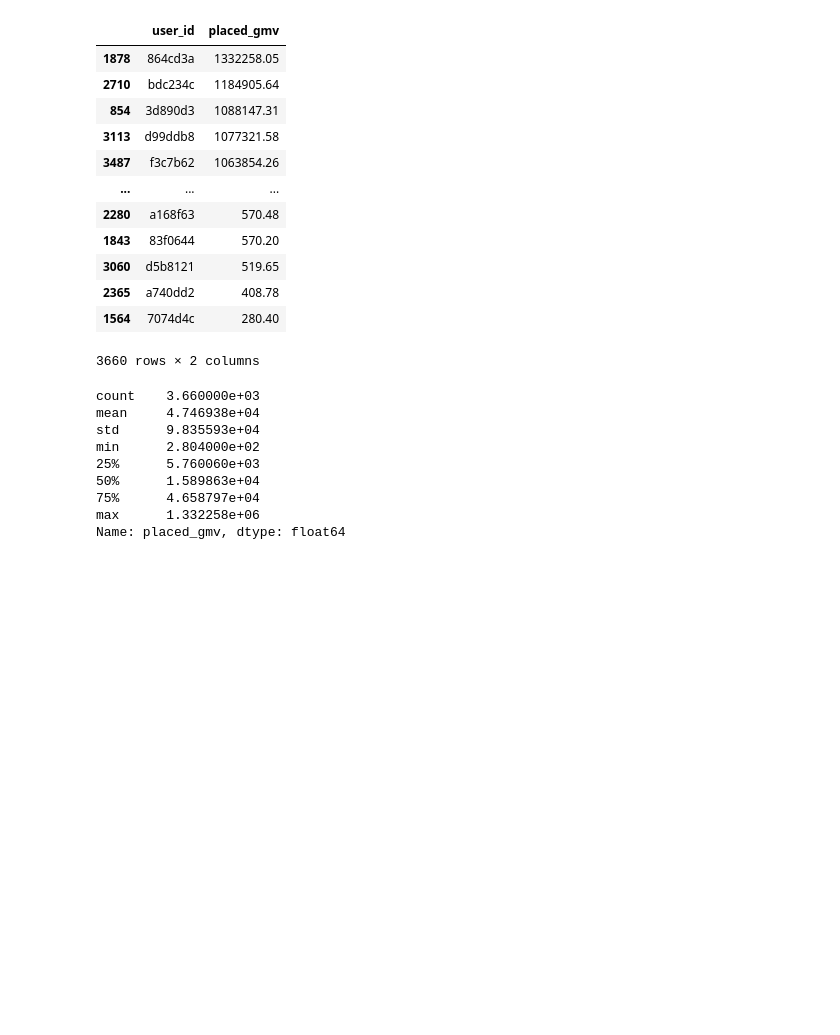
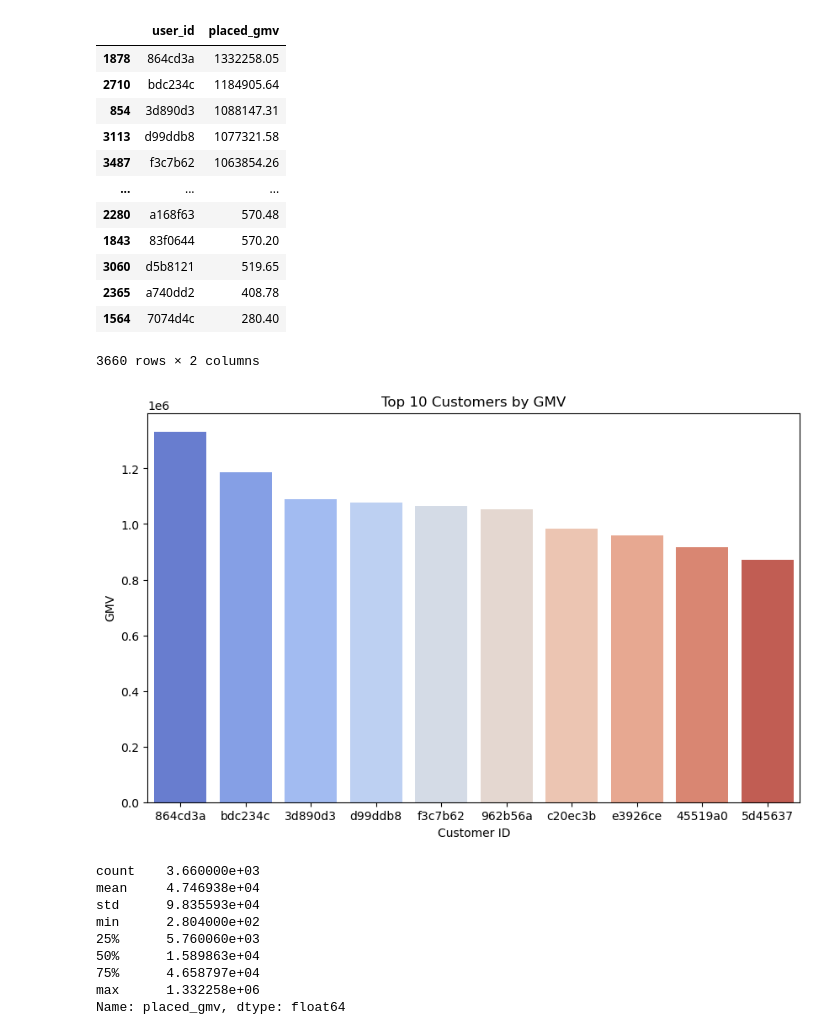
Before and after one commit to Ayush-mishra-0-0/AC, a Jupyter notebook: main.ipynb, the cells around one changed output. Drawn from its saved outputs; the diff is of its cells as text; code cells hidden in the pictures; blank space fills up the shorter version.

```diff
--- a/main.ipynb
+++ b/main.ipynb
@@ -159,6 +160,16 @@ top_customers_gmv
 | 2365 | a740dd2 | 408.78 |
 | 1564 | 7074d4c | 280.40 |
 3660 rows × 2 columns
+# %%
+# make a plot for top 10 customers
+plt.figure(figsize=(10, 6))
+sns.barplot(x='user_id', y='placed_gmv', data=top_customers_gmv.head(10), palette='coolwarm')
+plt.title('Top 10 Customers by GMV')
+plt.xlabel('Customer ID')
+plt.ylabel('GMV')
+plt.show()
+# %% [output]
+[figure, added]
 # %%
 top_customers_gmv['placed_gmv'].describe()
 # %% [output]
```
Also changed, not shown: parts of 16 cells of this notebook, 21 other files.
